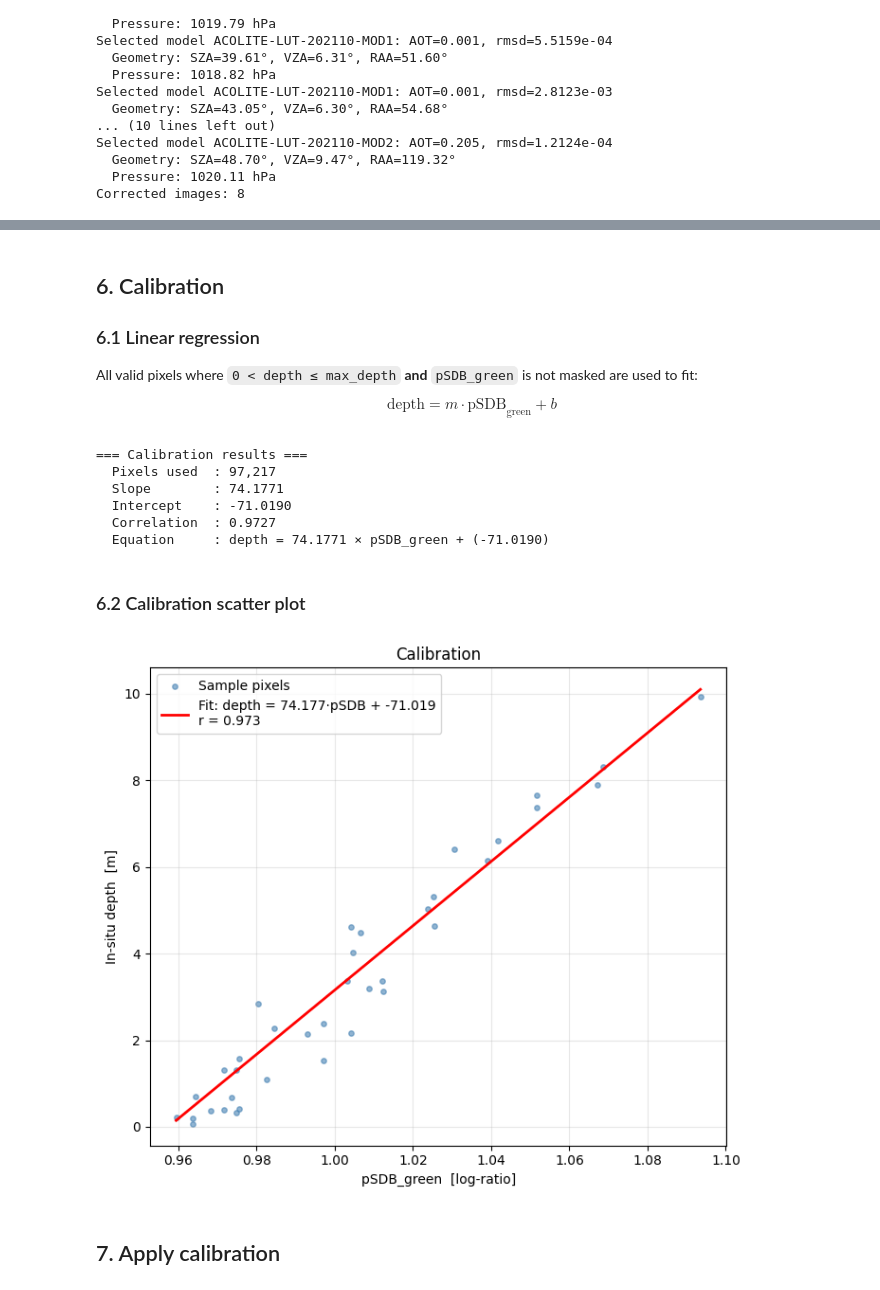
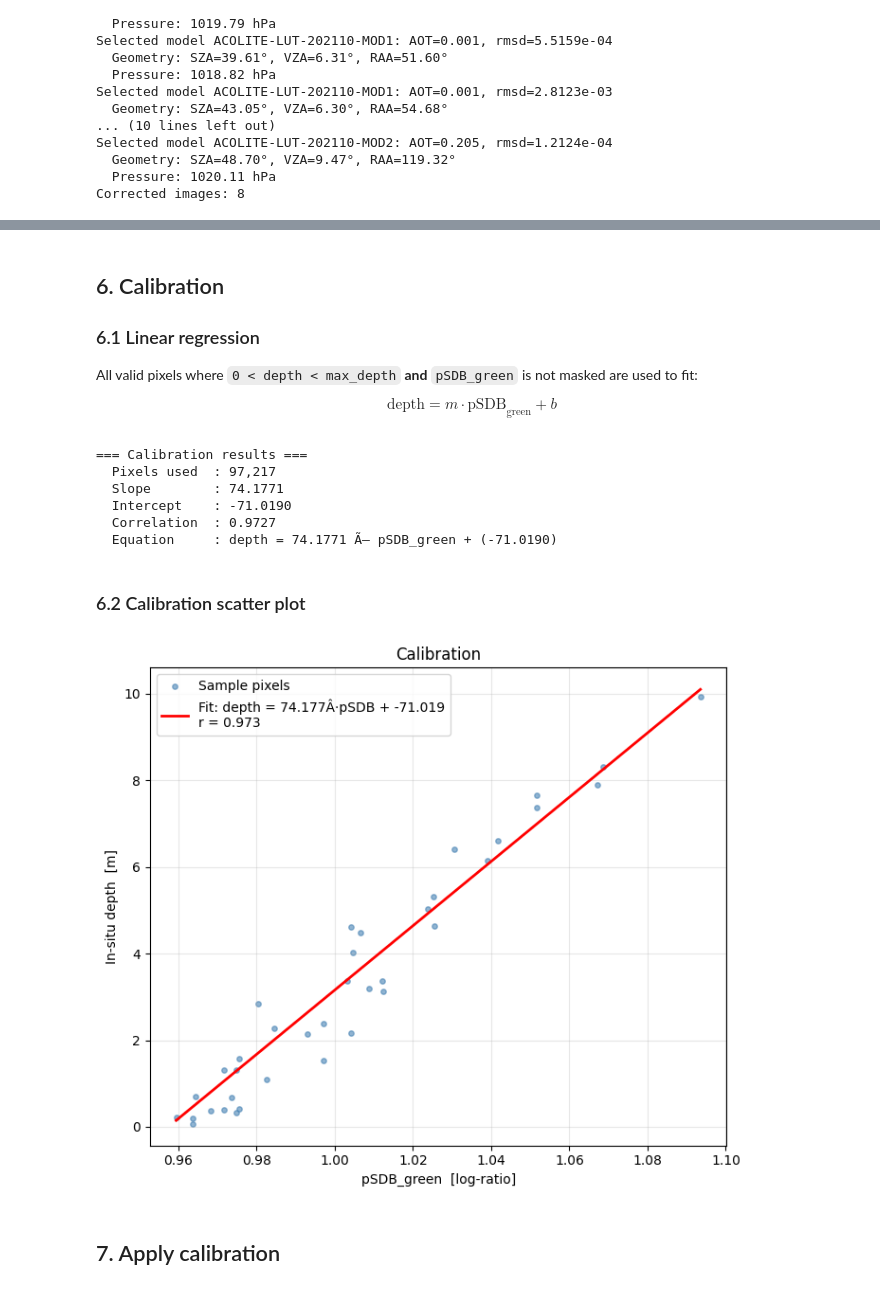
Before and after one commit to Aouei/gee_acolite, a Jupyter notebook: docs/jupyters/SDB_caballero_stumpf.ipynb, the cells around one changed output, grey strips where cells are left out. Drawn from its saved outputs; the diff is of its cells as text; code cells hidden in the pictures.

```diff
--- a/docs/jupyters/SDB_caballero_stumpf.ipynb
+++ b/docs/jupyters/SDB_caballero_stumpf.ipynb
@@ -151,7 +180,7 @@ Map(center=[36.98995567206133, -7.810077500000274], controls=(WidgetControl(opti
 
 ### 6.1 Linear regression
 
-All valid pixels where `0 < depth ≤ max_depth` **and** `pSDB_green` is not masked
+All valid pixels where `0 < depth < max_depth` **and** `pSDB_green` is not masked
 are used to fit:
 
 $$\text{depth} = m \cdot \text{pSDB}_{\text{green}} + b$$
@@ -176,38 +205,38 @@ print(f'  Pixels used  : {cal_result["num_pixels"]:,}')
 print(f'  Slope        : {slope:.4f}')
 print(f'  Intercept    : {intercept:.4f}')
 print(f'  Correlation  : {cal_result["correlation"]:.4f}')
-print(f'  Equation     : depth = {slope:.4f} × pSDB_green + ({intercept:.4f})')
+print(f'  Equation     : depth = {slope:.4f} Ã— pSDB_green + ({intercept:.4f})')
 # %% [output]
 === Calibration results ===
   Pixels used  : 97,217
   Slope        : 74.1771
   Intercept    : -71.0190
   Correlation  : 0.9727
-  Equation     : depth = 74.1771 × pSDB_green + (-71.0190)
+  Equation     : depth = 74.1771 Ã— pSDB_green + (-71.0190)
 # %% [markdown]
 ### 6.2 Calibration scatter plot
 # %%
 df_cal = geemap.ee_to_df(cal_result['sample_fc'])
 df_cal = df_cal[['pSDB_green', 'depth']].dropna()
 
 x_line = np.linspace(df_cal['pSDB_green'].min(), df_cal['pSDB_green'].max(), 100)
 y_line = slope * x_line + intercept
 
 fig, ax = plt.subplots(figsize=(7, 6))
 ax.scatter(df_cal['pSDB_green'], df_cal['depth'],
            s=15, alpha=0.6, color='steelblue', label='Sample pixels')
 ax.plot(x_line, y_line, 'r-', lw=2,
-        label=f'Fit: depth = {slope:.3f}·pSDB + {intercept:.3f}\n'
+        label=f'Fit: depth = {slope:.3f}Â·pSDB + {intercept:.3f}\n'
               f'r = {cal_result["correlation"]:.3f}')
 ax.set_xlabel('pSDB_green  [log-ratio]')
 ax.set_ylabel('In-situ depth  [m]')
 ax.set_title('Calibration')
 ax.legend()
 ax.grid(True, alpha=0.3)
 plt.tight_layout()
 plt.show()
 # %% [output]
-[figure, old version]
+[figure, new version]
 # %% [markdown]
 ## 7. Apply calibration
 # %%
```
Also changed, not shown: parts of 14 cells of this notebook, 6 other files.
